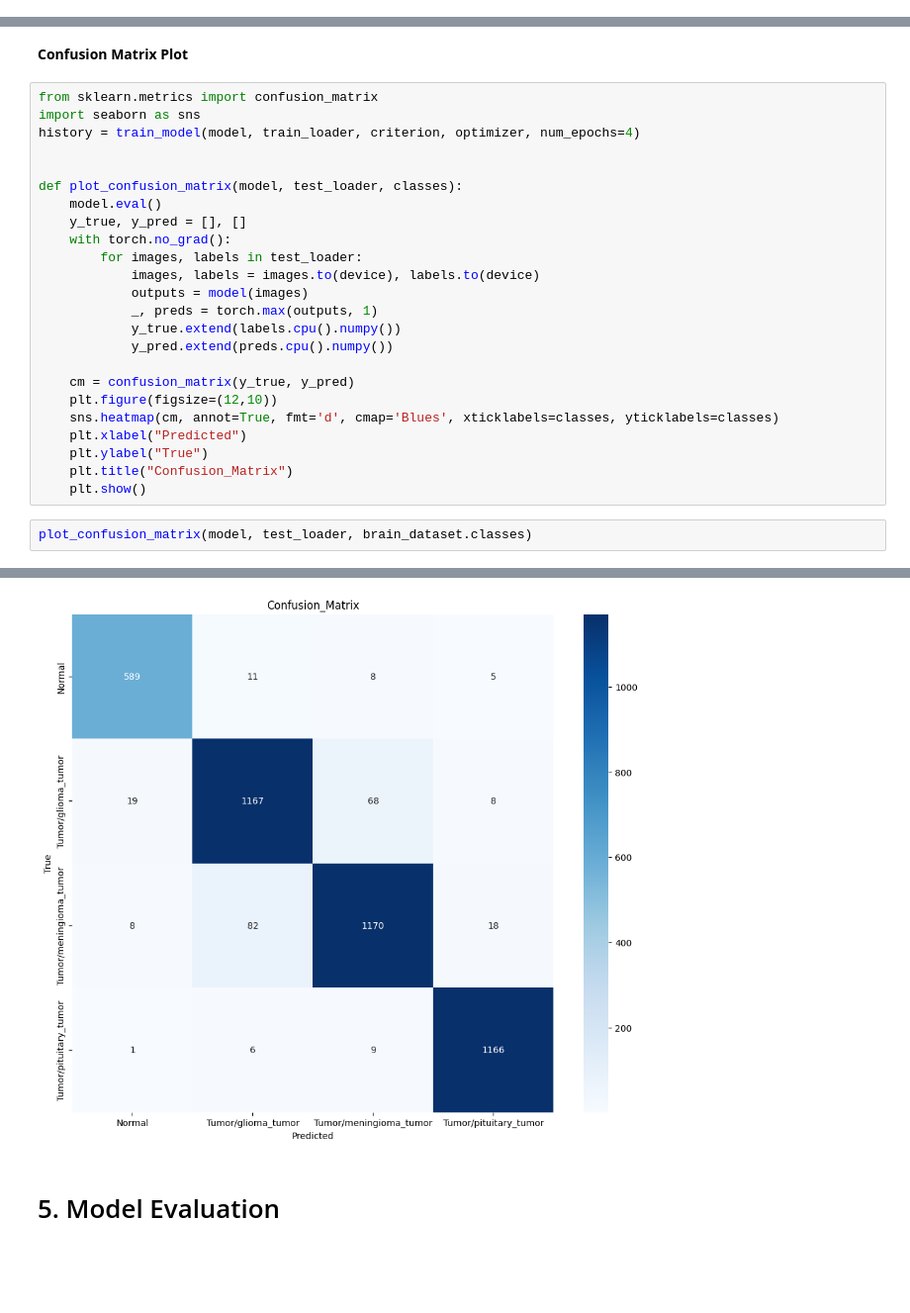
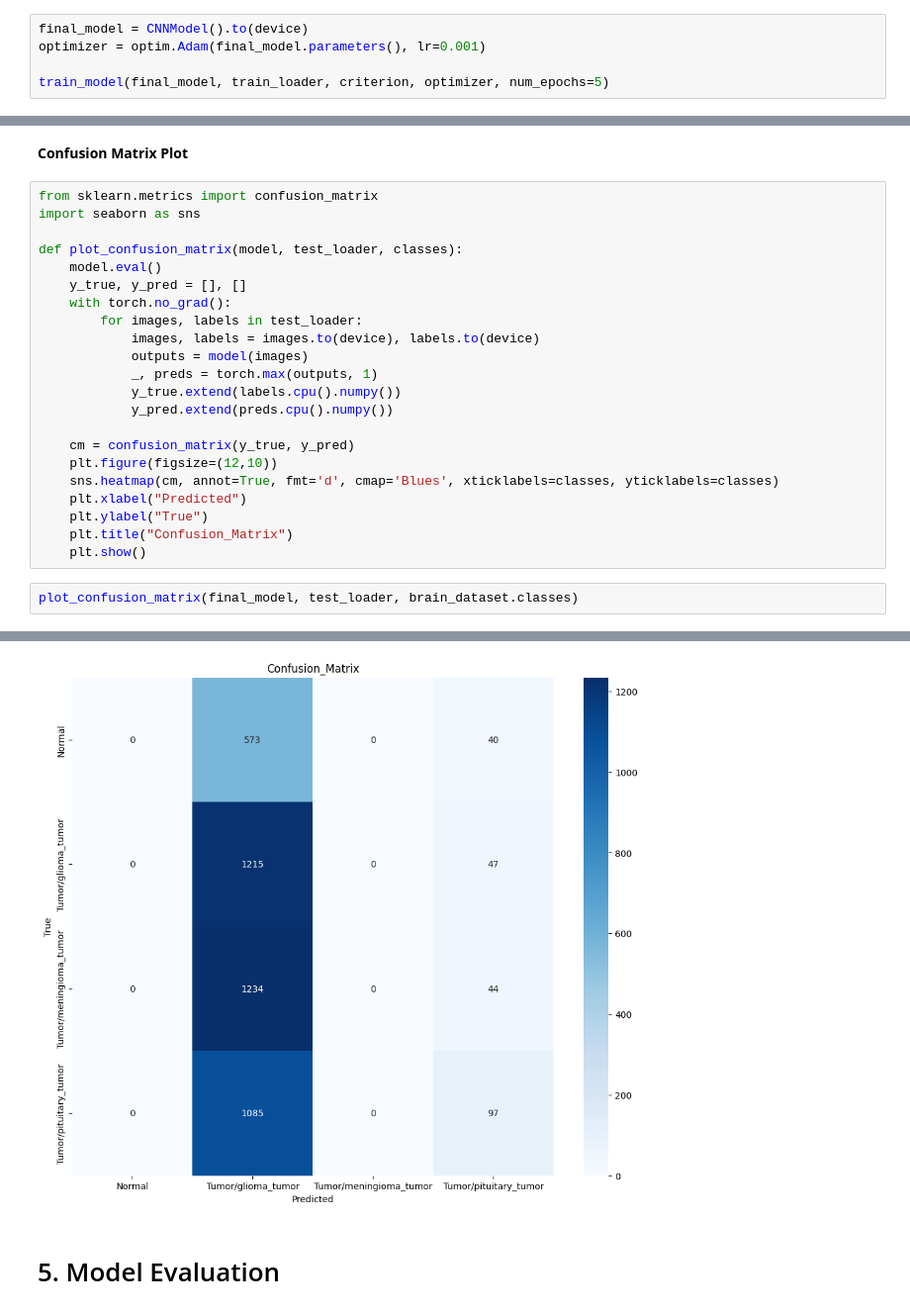
Before and after one commit to mikelpri3/BigData, a Jupyter notebook: notebook.ipynb, the cells around one changed output, grey strips where cells are left out. Shown at 99% size. Cells and saved outputs as stored; diff of their text form; blank space fills up the shorter version.

Commit message:
confusion matrix

```diff
--- a/notebook.ipynb
+++ b/notebook.ipynb
@@ -243,0 +257,5 @@ plot_training_loss(history)
+# %%
+final_model = CNNModel().to(device)
+optimizer = optim.Adam(final_model.parameters(), lr=0.001)
+
+train_model(final_model, train_loader, criterion, optimizer, num_epochs=5)
@@ -246,8 +275,6 @@ plot_training_loss(history)
 # %%
 from sklearn.metrics import confusion_matrix
 import seaborn as sns
-history = train_model(model, train_loader, criterion, optimizer, num_epochs=4)
-
 
 def plot_confusion_matrix(model, test_loader, classes):
     model.eval()
@@ -268,5 +295,5 @@ def plot_confusion_matrix(model, test_loader, classes):
     plt.title("Confusion_Matrix")
     plt.show()
 # %%
-plot_confusion_matrix(model, test_loader, brain_dataset.classes)
+plot_confusion_matrix(final_model, test_loader, brain_dataset.classes)
 # %% [output]
@@ -273,4 +305,4 @@ plot_confusion_matrix(model, test_loader, brain_dataset.classes)
-[figure, old version]
+[figure, new version]
 # %% [markdown]
 # 5. Model Evaluation
 # %% [markdown]
```
Also changed, not shown: parts of 8 cells of this notebook.
